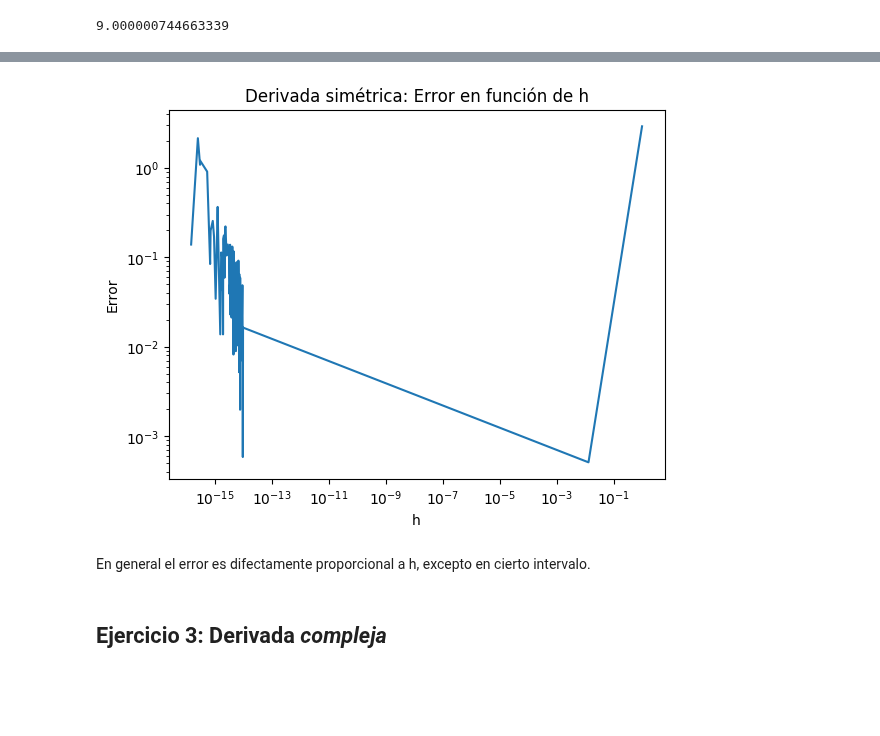
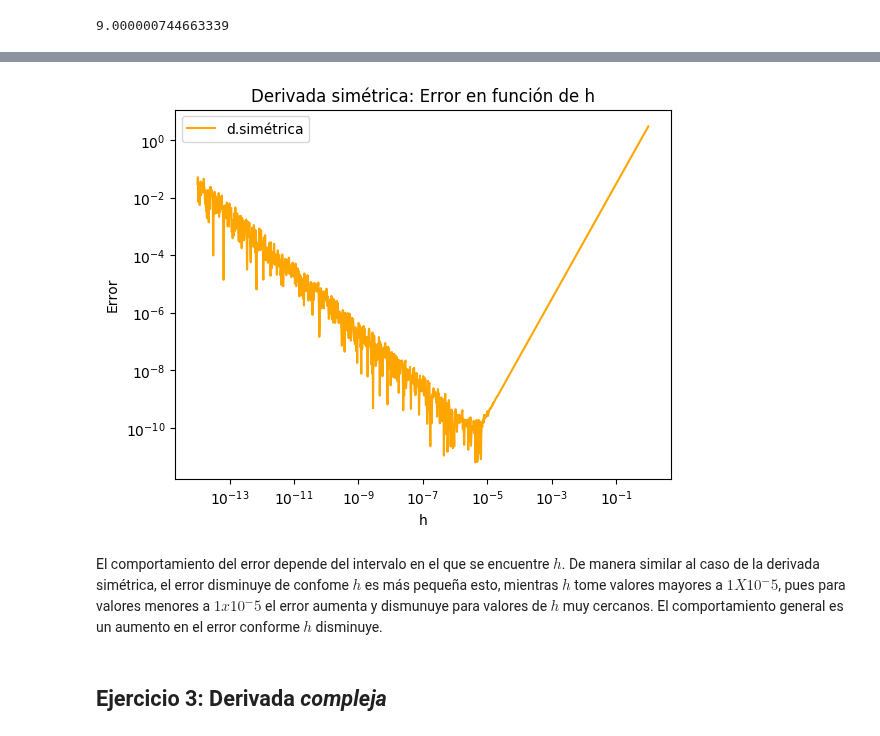
Before and after one commit to lbenet/2017-2_TSFisComputacional-1, a Jupyter notebook: tareas/Hector/Tarea2.ipynb, the cells around one changed output, grey strips where cells are left out. Cells and saved outputs as stored; diff of their text form; code cells hidden in the pictures; blank space fills up the shorter version.

```diff
--- a/tareas/Hector/Tarea2.ipynb
+++ b/tareas/Hector/Tarea2.ipynb
@@ -155,0 +96,2 @@ vector_h=sort(append!(v2,v1))
+# %%
+vector_h=logspace(-14,0,1000)
@@ -297,20 +258,21 @@ error_2
 # %%
 using PyPlot
 
-plot(vector_h,error_2)#Vectores a graficar: plot([vector de valores para el eje X],[vector de valores para el eje Y])
+plot(vector_h,error_2, color="orange", label = "d.simétrica")#Vectores a graficar: plot([vector de valores para el eje X],[vector de valores para el eje Y])
 #plot(vector_h,derivadas_2)
 xlabel("h") #Etiqueta para el eje X
 ylabel("Error") #Etiqueta para el eje Y
 title("Derivada simétrica: Error en función de h")#Título de la gráfica
 
 xscale("log")#Escala logarítmica para el eje X
 yscale("log")#Escala logarítmica para el eje Y
 
+legend(loc="best")#Muestra la leyenda y con loc="best" la ubica en una posición adecuada.
 show()
 # %% [output]
-[figure, old version]
+[figure, new version]
-# %% [markdown]
-En general el error es difectamente proporcional a h, excepto en cierto intervalo.
+# %% [markdown]
+El comportamiento del error depende del intervalo en el que se encuentre $h$. De manera similar al caso de la derivada simétrica, el error disminuye de confome $h$ es más pequeña esto, mientras $h$ tome valores mayores a $1X10^-5$, pues para valores menores a $1x10^-5$ el error aumenta y dismunuye para valores de $h$ muy cercanos. El comportamiento general es un aumento en el error conforme $h$ disminuye.
 # %% [markdown]
 ## Ejercicio 3: Derivada *compleja*
 # %% [markdown]
```
Also changed, not shown: parts of 24 cells of this notebook.
